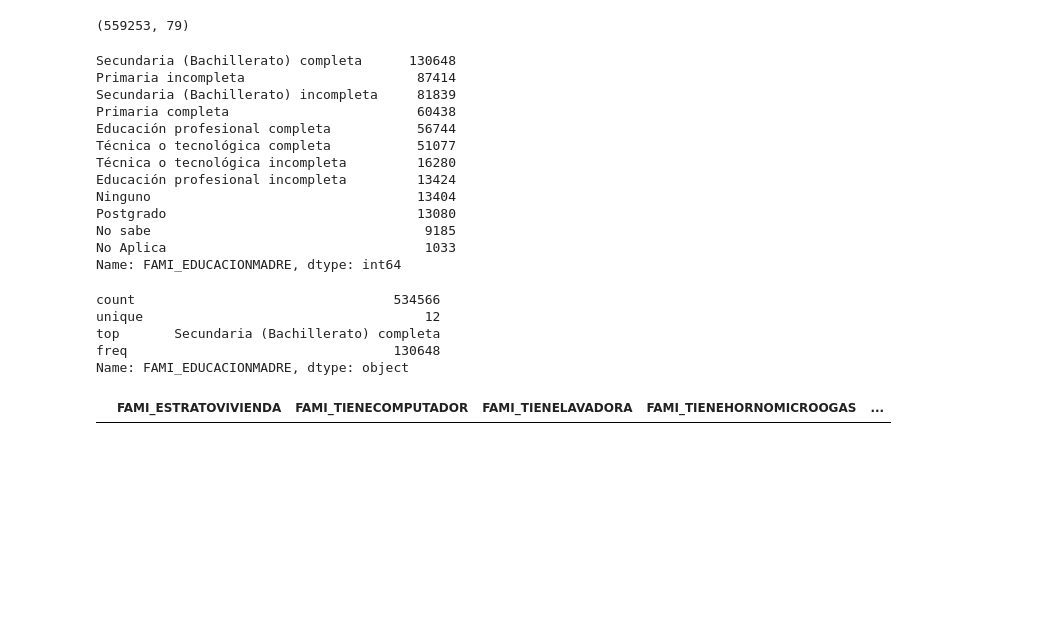
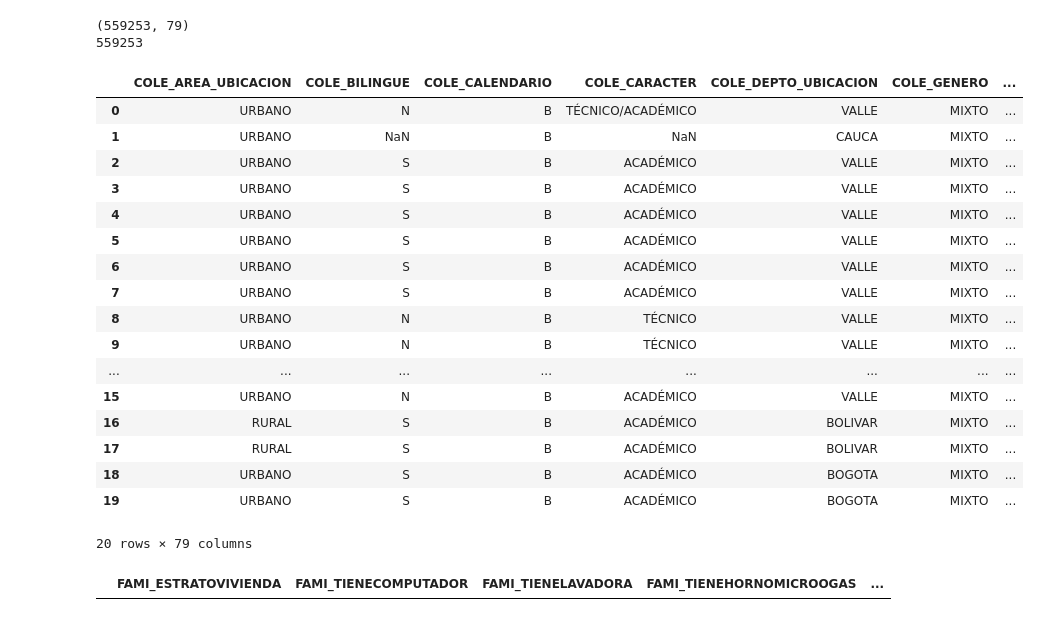
Before and after one commit to ingJSNA/dataMining2018, a Jupyter notebook: ICFES Preprocessing.ipynb, the cells around one changed output. Saved outputs shown, nothing was run; the diff lists cells and outputs as text; code cells hidden in the pictures; blank space fills up the shorter version.

```diff
--- a/ICFES Preprocessing.ipynb
+++ b/ICFES Preprocessing.ipynb
@@ -3,32 +6,28 @@ import pandas as pd
 # %%
 # Read file
-icfes = pd.read_csv("./data/ICFES/icfes.csv", low_memory=False)
+icfes = pd.read_csv("./data/ICFES/icfes.csv", low_memory=False, encoding="utf-8")
 
 print(icfes.shape)
-icfes.describe()
+print(len(icfes))
+icfes.head()
 # %% [output]
 (559253, 79)
+559253
+|  | COLE_AREA_UBICACION | COLE_BILINGUE | COLE_CALENDARIO | COLE_CARACTER | COLE_DEPTO_UBICACION | COLE_GENERO | ... |
+| 0 | URBANO | N | B | TÉCNICO/ACADÉMICO | VALLE | MIXTO | ... |
+| 1 | URBANO | NaN | B | NaN | CAUCA | MIXTO | ... |
+| 2 | URBANO | S | B | ACADÉMICO | VALLE | MIXTO | ... |
+| 3 | URBANO | S | B | ACADÉMICO | VALLE | MIXTO | ... |
+| 4 | URBANO | S | B | ACADÉMICO | VALLE | MIXTO | ... |
+| 5 | URBANO | S | B | ACADÉMICO | VALLE | MIXTO | ... |
+| 6 | URBANO | S | B | ACADÉMICO | VALLE | MIXTO | ... |
+| 7 | URBANO | S | B | ACADÉMICO | VALLE | MIXTO | ... |
+| 8 | URBANO | N | B | TÉCNICO | VALLE | MIXTO | ... |
+| 9 | URBANO | N | B | TÉCNICO | VALLE | MIXTO | ... |
+| ... | ... | ... | ... | ... | ... | ... | ... |
+| 15 | URBANO | N | B | ACADÉMICO | VALLE | MIXTO | ... |
+| 16 | RURAL | S | B | ACADÉMICO | BOLIVAR | MIXTO | ... |
+| 17 | RURAL | S | B | ACADÉMICO | BOLIVAR | MIXTO | ... |
+| 18 | URBANO | S | B | ACADÉMICO | BOGOTA | MIXTO | ... |
+| 19 | URBANO | S | B | ACADÉMICO | BOGOTA | MIXTO | ... |
+20 rows × 79 columns
-# %%
-icfes['FAMI_EDUCACIONMADRE'].value_counts()
-# %% [output]
-Secundaria (Bachillerato) completa      130648
-Primaria incompleta                      87414
-Secundaria (Bachillerato) incompleta     81839
-Primaria completa                        60438
-Educación profesional completa           56744
-Técnica o tecnológica completa           51077
-Técnica o tecnológica incompleta         16280
-Educación profesional incompleta         13424
-Ninguno                                  13404
-Postgrado                                13080
-No sabe                                   9185
-No Aplica                                 1033
-Name: FAMI_EDUCACIONMADRE, dtype: int64
-# %%
-icfes['FAMI_EDUCACIONMADRE'].describe(include='all')
-# %% [output]
-count                                 534566
-unique                                    12
-top       Secundaria (Bachillerato) completa
-freq                                  130648
-Name: FAMI_EDUCACIONMADRE, dtype: object
```
Also changed, not shown: parts of 13 cells of this notebook, 1 other file.
